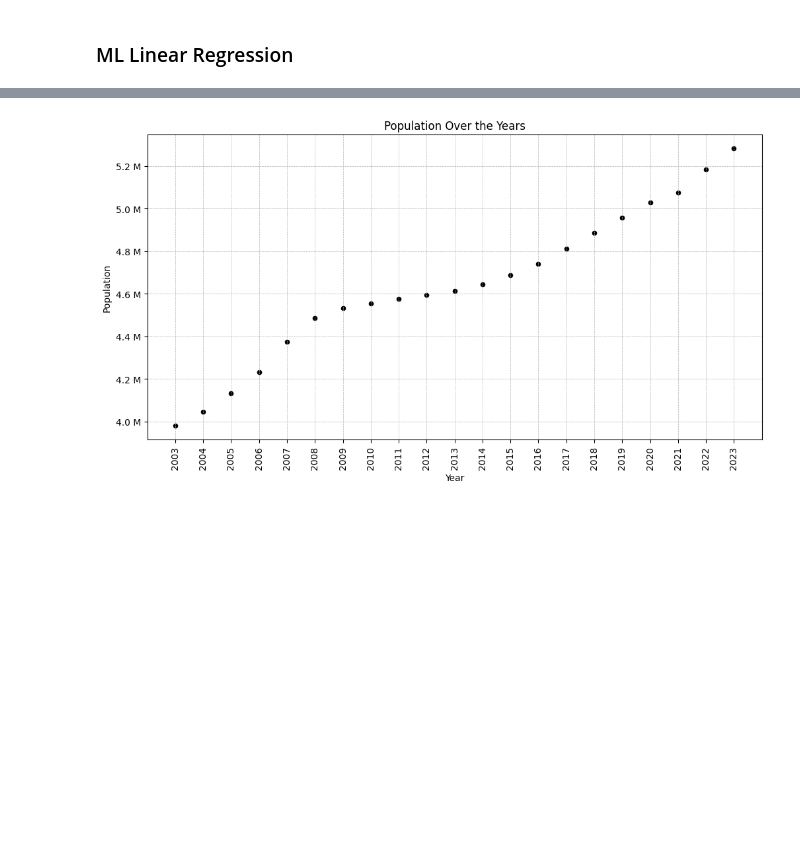
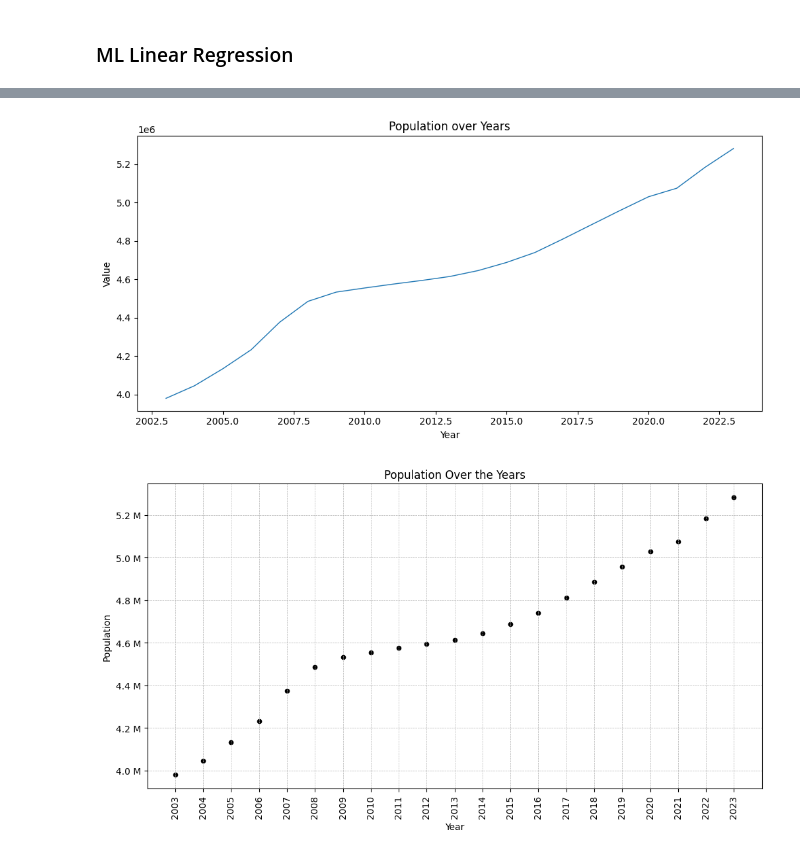
Before and after one commit to Ivkoto/DataAnalyticsMachineLearning, a Jupyter notebook: Data_Preparation/CA1_V6_2_refactored.ipynb, the cells around one changed output, grey strips where cells are left out. Cells and saved outputs as stored; diff of their text form; code cells hidden in the pictures; blank space fills up the shorter version.

```diff
--- a/Data_Preparation/CA1_V6_2_refactored.ipynb
+++ b/Data_Preparation/CA1_V6_2_refactored.ipynb
@@ -618,0 +630,3 @@ filtered_BothSex
+# %%
+filtered_BothSex= filtered_BothSex.drop(['STATISTIC', 'STATISTIC Label', 'TLIST(A1)', 'Single Year of Age', 'Sex', 'UNIT', 'C02076V03371', 'C02199V02655'], axis =1)
+filtered_BothSex
@@ -619,3 +653,24 @@ filtered_BothSex
+# %%
+# Plotting
+plt.figure(figsize=(10, 5))
+
+# Generate yearly ticks from the start to the end of the dataset
+xticks = pd.date_range(start=filtered_BothSex['Year'].min(), end=filtered_BothSex['Year'].max(), freq='YS')
+
+
+# Plot the values
+plt.plot(filtered_BothSex['Year'], filtered_BothSex['VALUE'], linewidth=1)
+
+# Set the labels
+plt.xlabel("Year")
+plt.ylabel("Value")
+plt.title("Population over Years")
+
+# Show the plot
+plt.tight_layout()
+plt.show()
+# %% [output]
+[figure, added]
 # %%
 filtered_BothSex.plot(kind='scatter', x='Year', y='VALUE', figsize=(12, 6) ,color='black')
 
```
Also changed, not shown: parts of 25 cells of this notebook.
